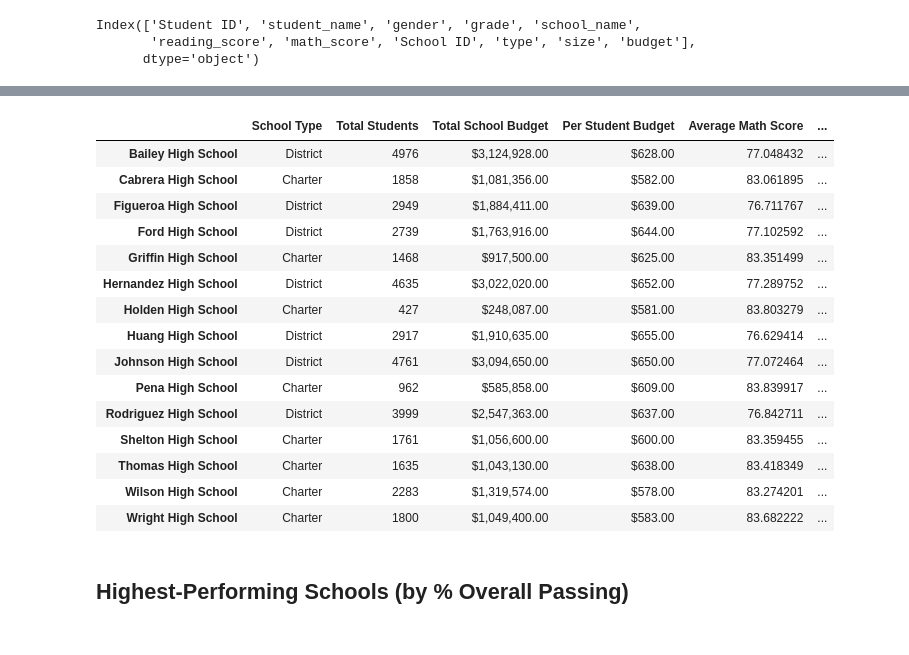
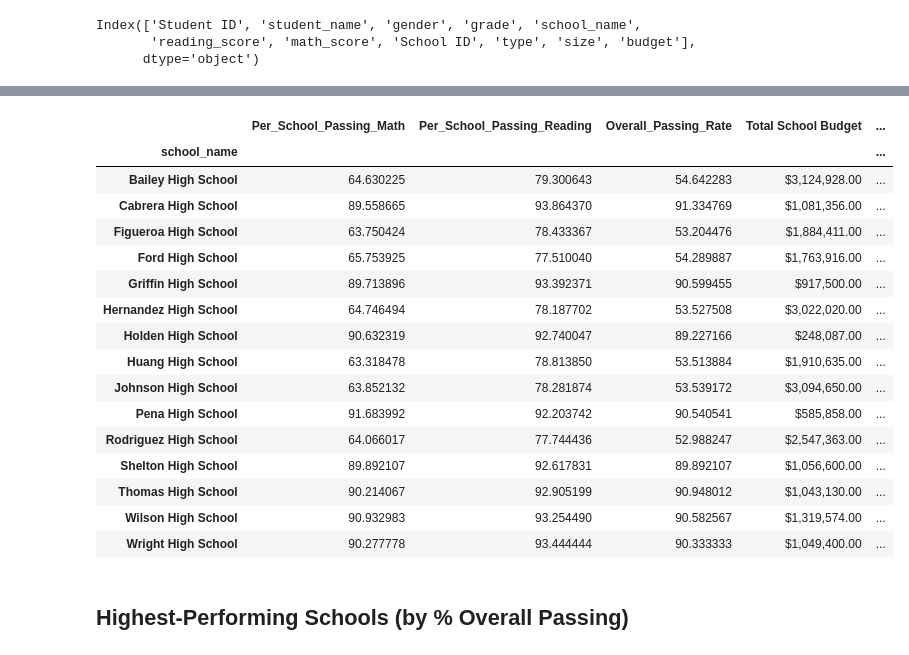
Before and after one commit to JetJagar/pandas-challenge, a Jupyter notebook: pycityschools/PyCitySchools/PyCitySchools_starter.ipynb, the cells around one changed output, grey strips where cells are left out. Saved outputs shown, nothing was run; the diff lists cells and outputs as text; code cells hidden in the pictures.

```diff
--- a/pycityschools/PyCitySchools/PyCitySchools_starter.ipynb
+++ b/pycityschools/PyCitySchools/PyCitySchools_starter.ipynb
@@ -138,5 +138,4 @@ Thomas High School        Charter
 Name: type, dtype: object
 # %%
 # Calculate the total student count per school from school_data
-per_school_counts = school_df.groupby("school_name")
-per_school_counts["student_name"].count()
+per_school_counts = school_data.groupby('school_name')['size'].sum()
@@ -166,10 +147,8 @@ Index(['Student ID', 'student_name', 'gender', 'grade', 'school_name',
       dtype='object')
 # %%
 # Calculate the total school budget and per capita spending per school from school_data
-per_school_budget = school_df.groupby("school_name")
-per_school_budget["budget"]
-
-
-per_school_capita = school_data
-per_school_capita
+total_school_budget = school_data.groupby('school_name')['budget'].sum()
+per_student = total_school_budget / per_school_counts
+print(total_school_budget)
+print(per_student)
 # %% [output]
@@ -218,7 +201,6 @@ Name: math_score, dtype: float64
 # %%
 # Calculate the number of students per school with math scores of 70 or higher from school_data_complete
-students_passing_math = school_data_complete[(school_data_complete["math_score"]>70)].count()["student_name"]
-print(int(students_passing_math))
-school_students_passing_math = school_data_complete[(school_data_complete["math_score"]>70)].count()["school_name"]
-# print(int(school_students_passing_math))
+students_passing_math = school_data_complete[(school_data_complete["math_score"]>70)]
+school_students_passing_math = students_passing_math.groupby(["school_name"]).size()
+school_students_passing_math
 # %% [output]
@@ -226,6 +224,6 @@ school_students_passing_math = school_data_complete[(school_data_complete["math_
 # %%
 # Calculate the number of students per school with reading scores of 70 or higher from school_data_complete
-students_passing_reading = school_data_complete[(school_data_complete["reading_score"]>70)].count()["student_name"]
-print(int(students_passing_reading ))
-school_students_passing_reading =
+students_passing_reading = school_data_complete[(school_data_complete["reading_score"]>70)]
+school_students_passing_reading = students_passing_reading.groupby(["school_name"]).size()
+school_students_passing_reading
 # %% [output]
@@ -243,31 +276,36 @@ per_school_passing_reading = school_students_passing_reading / per_school_counts
 overall_passing_rate = school_students_passing_math_and_reading / per_school_counts * 100
 # %%
 # Create a DataFrame called `per_school_summary` with columns for the calculations above.
-per_school_summary =
-
+per_school_summary = pd.DataFrame({"Per_School_Passing_Math": per_school_passing_math,
+                                   "Per_School_Passing_Reading": per_school_passing_reading,
+                                   "Overall_Passing_Rate": overall_passing_rate,
+                                   "Total School Budget": total_school_budget,
+                                   "Per Student Budget": per_student,
+                                     })
 # Formatting
 per_school_summary["Total School Budget"] = per_school_summary["Total School Budget"].map("${:,.2f}".format)
 per_school_summary["Per Student Budget"] = per_school_summary["Per Student Budget"].map("${:,.2f}".format)
 
 # Display the DataFrame
 per_school_summary
 # %% [output]
-|  | School Type | Total Students | Total School Budget | Per Student Budget | Average Math Score | ... |
-| Bailey High School | District | 4976 | $3,124,928.00 | $628.00 | 77.048432 | ... |
-| Cabrera High School | Charter | 1858 | $1,081,356.00 | $582.00 | 83.061895 | ... |
-| Figueroa High School | District | 2949 | $1,884,411.00 | $639.00 | 76.711767 | ... |
-| Ford High School | District | 2739 | $1,763,916.00 | $644.00 | 77.102592 | ... |
-| Griffin High School | Charter | 1468 | $917,500.00 | $625.00 | 83.351499 | ... |
-| Hernandez High School | District | 4635 | $3,022,020.00 | $652.00 | 77.289752 | ... |
-| Holden High School | Charter | 427 | $248,087.00 | $581.00 | 83.803279 | ... |
-| Huang High School | District | 2917 | $1,910,635.00 | $655.00 | 76.629414 | ... |
-| Johnson High School | District | 4761 | $3,094,650.00 | $650.00 | 77.072464 | ... |
-| Pena High School | Charter | 962 | $585,858.00 | $609.00 | 83.839917 | ... |
-| Rodriguez High School | District | 3999 | $2,547,363.00 | $637.00 | 76.842711 | ... |
-| Shelton High School | Charter | 1761 | $1,056,600.00 | $600.00 | 83.359455 | ... |
-| Thomas High School | Charter | 1635 | $1,043,130.00 | $638.00 | 83.418349 | ... |
-| Wilson High School | Charter | 2283 | $1,319,574.00 | $578.00 | 83.274201 | ... |
-| Wright High School | Charter | 1800 | $1,049,400.00 | $583.00 | 83.682222 | ... |
+|  | Per_School_Passing_Math | Per_School_Passing_Reading | Overall_Passing_Rate | Total School Budget | ... |
+| school_name |  |  |  |  | ... |
+| Bailey High School | 64.630225 | 79.300643 | 54.642283 | $3,124,928.00 | ... |
+| Cabrera High School | 89.558665 | 93.864370 | 91.334769 | $1,081,356.00 | ... |
+| Figueroa High School | 63.750424 | 78.433367 | 53.204476 | $1,884,411.00 | ... |
+| Ford High School | 65.753925 | 77.510040 | 54.289887 | $1,763,916.00 | ... |
+| Griffin High School | 89.713896 | 93.392371 | 90.599455 | $917,500.00 | ... |
+| Hernandez High School | 64.746494 | 78.187702 | 53.527508 | $3,022,020.00 | ... |
+| Holden High School | 90.632319 | 92.740047 | 89.227166 | $248,087.00 | ... |
+| Huang High School | 63.318478 | 78.813850 | 53.513884 | $1,910,635.00 | ... |
+| Johnson High School | 63.852132 | 78.281874 | 53.539172 | $3,094,650.00 | ... |
+| Pena High School | 91.683992 | 92.203742 | 90.540541 | $585,858.00 | ... |
+| Rodriguez High School | 64.066017 | 77.744436 | 52.988247 | $2,547,363.00 | ... |
+| Shelton High School | 89.892107 | 92.617831 | 89.892107 | $1,056,600.00 | ... |
+| Thomas High School | 90.214067 | 92.905199 | 90.948012 | $1,043,130.00 | ... |
+| Wilson High School | 90.932983 | 93.254490 | 90.582567 | $1,319,574.00 | ... |
+| Wright High School | 90.277778 | 93.444444 | 90.333333 | $1,049,400.00 | ... |
 # %% [markdown]
 ## Highest-Performing Schools (by % Overall Passing)
 # %%
```
Also changed, not shown: parts of 6 cells of this notebook.
